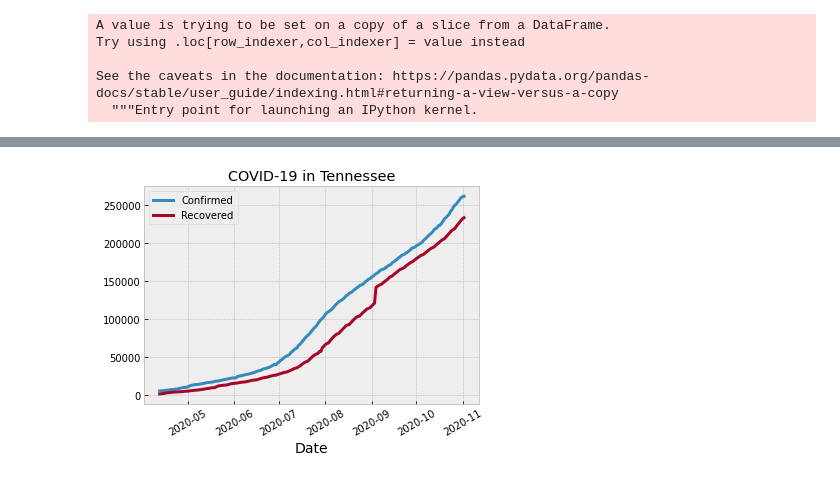
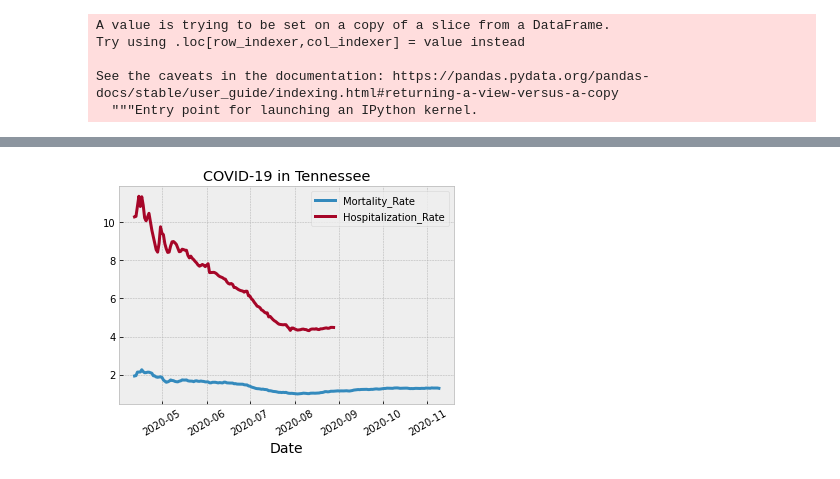
Before and after one commit to calvinsmith625/COVID-19_Tennessee, a Jupyter notebook: tracking_covid.ipynb, the cells around one changed output, grey strips where cells are left out. Cells and saved outputs as stored; diff of their text form; code cells hidden in the pictures.

```diff
--- a/tracking_covid.ipynb
+++ b/tracking_covid.ipynb
@@ -176,7 +176,7 @@ build_plots(tn_daily, 'Date', 'Mortality_Rate')
 # %%
-build_plots(tn_daily, 'Date', 'Confirmed', 'Recovered')
+build_plots(tn_daily, 'Date', 'Mortality_Rate', 'Hospitalization_Rate')
 # %% [output]
-[figure, old version]
+[figure, new version]
 # %%
 PctPos = (tn_daily['Confirmed'] / tn_daily['People_Tested']) * 100
 plt.plot(tn_daily['Date'], PctPos, label='% of Positive Cases',
```
Also changed, not shown: parts of 5 cells of this notebook.
